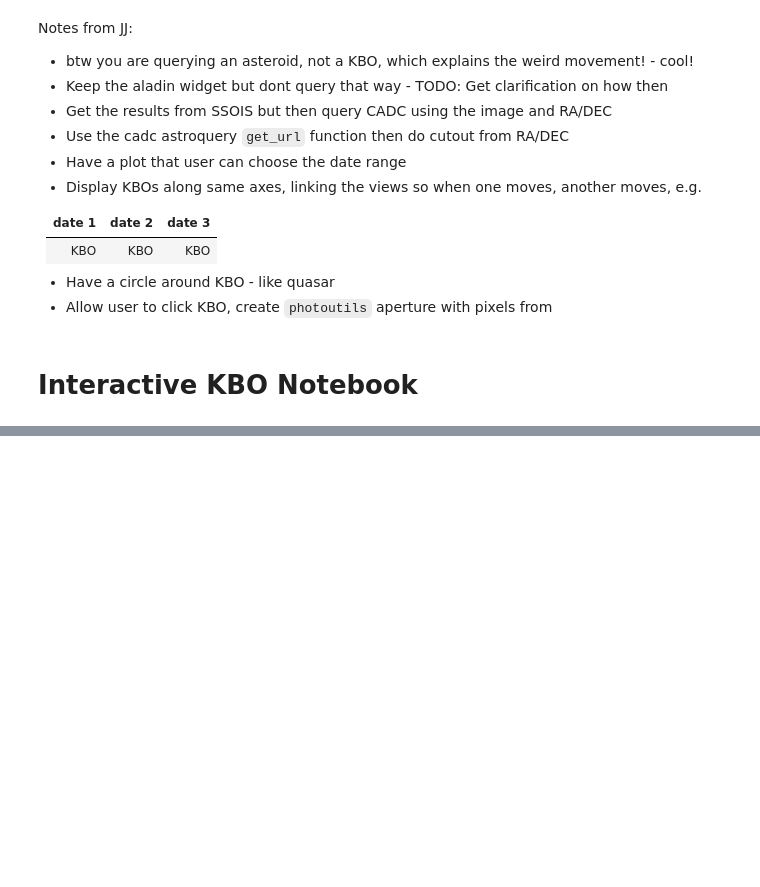
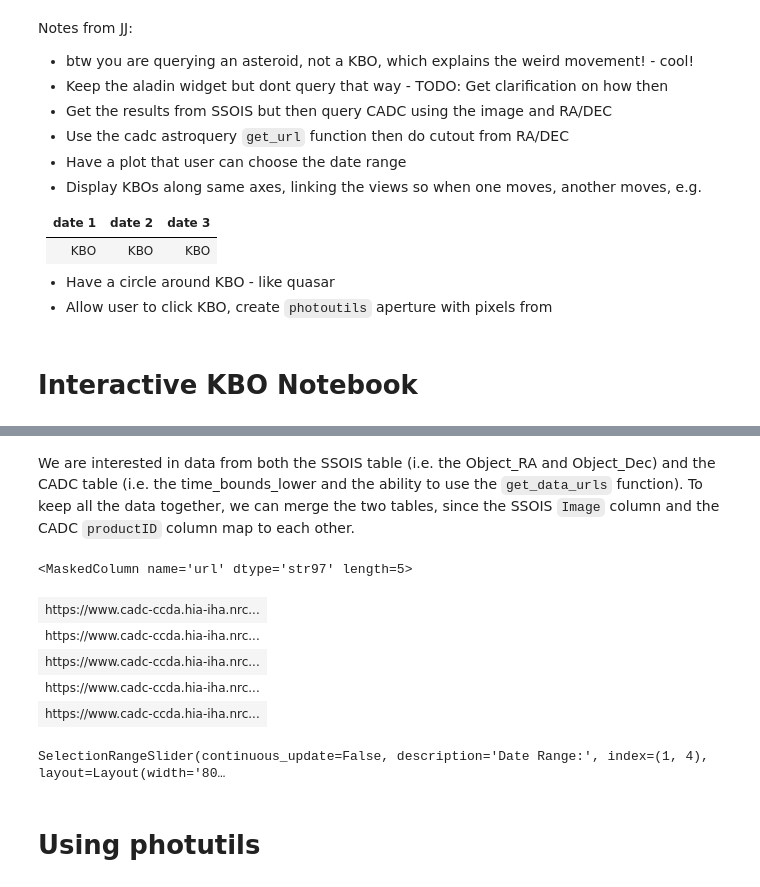
Before and after one commit to ellieb/astroquery_tutorial, a Jupyter notebook: astroquery_example_kbos.ipynb, the cells around one changed output, grey strips where cells are left out. Drawn from its saved outputs; the diff is of its cells as text; code cells hidden in the pictures; blank space fills up the shorter version.

```diff
--- a/astroquery_example_kbos.ipynb
+++ b/astroquery_example_kbos.ipynb
@@ -575,0 +142,42 @@ data_list = [get_fits_data_from_url(urls[0])] + [get_fits_data_from_url(url, pos
+# %% [markdown]
+We are interested in data from both the SSOIS table (i.e. the Object_RA and Object_Dec) and the CADC table (i.e. the time_bounds_lower and the ability to use the `get_data_urls` function). To keep all the data together, we can merge the two tables, since the SSOIS `Image` column and the CADC `productID` column map to each other.
+# %%
+from astropy.table import Table, join
+
+table.rename_column('Image', 'productID')
+joined_table = join(table, results, keys='productID')
+joined_table['url'] = cadc.get_data_urls(joined_table)
+
+joined_table['url'][0:5]
+# %% [output]
+<MaskedColumn name='url' dtype='str97' length=5>
+| https://www.cadc-ccda.hia-iha.nrc... |
+| https://www.cadc-ccda.hia-iha.nrc... |
+| https://www.cadc-ccda.hia-iha.nrc... |
+| https://www.cadc-ccda.hia-iha.nrc... |
+| https://www.cadc-ccda.hia-iha.nrc... |
+# %%
+from astropy.time import Time, TimeDelta
+import numpy as np
+import math
+
+def make_date_range_slider(results):
+    start_date = math.floor(results['time_bounds_lower'].min())
+    end_date = math.ceil(results['time_bounds_lower'].max())
+
+    dates = Time(np.arange(start_date, end_date, 1), format='mjd', out_subfmt='date')
+    options = [(' {} '.format(date.iso), date.mjd) for date in dates]
+    range_slider = widgets.SelectionRangeSlider(
+        options=options,
+        index=(1,4), #TODO: Should check that this is not more than length of list
+        description='Date Range:',
+        disabled=False,
+        continuous_update=False,
+    )
+    range_slider.layout.width = '800px'
+    return range_slider
+
+range_slider = make_date_range_slider(results)
+range_slider
+# %% [output]
+SelectionRangeSlider(continuous_update=False, description='Date Range:', index=(1, 4), layout=Layout(width='80…
@@ -575,0 +240,2 @@ data_list = [get_fits_data_from_url(urls[0])] + [get_fits_data_from_url(url, pos
+# %% [markdown]
+# Using photutils
```
Also changed, not shown: parts of 38 cells of this notebook.
